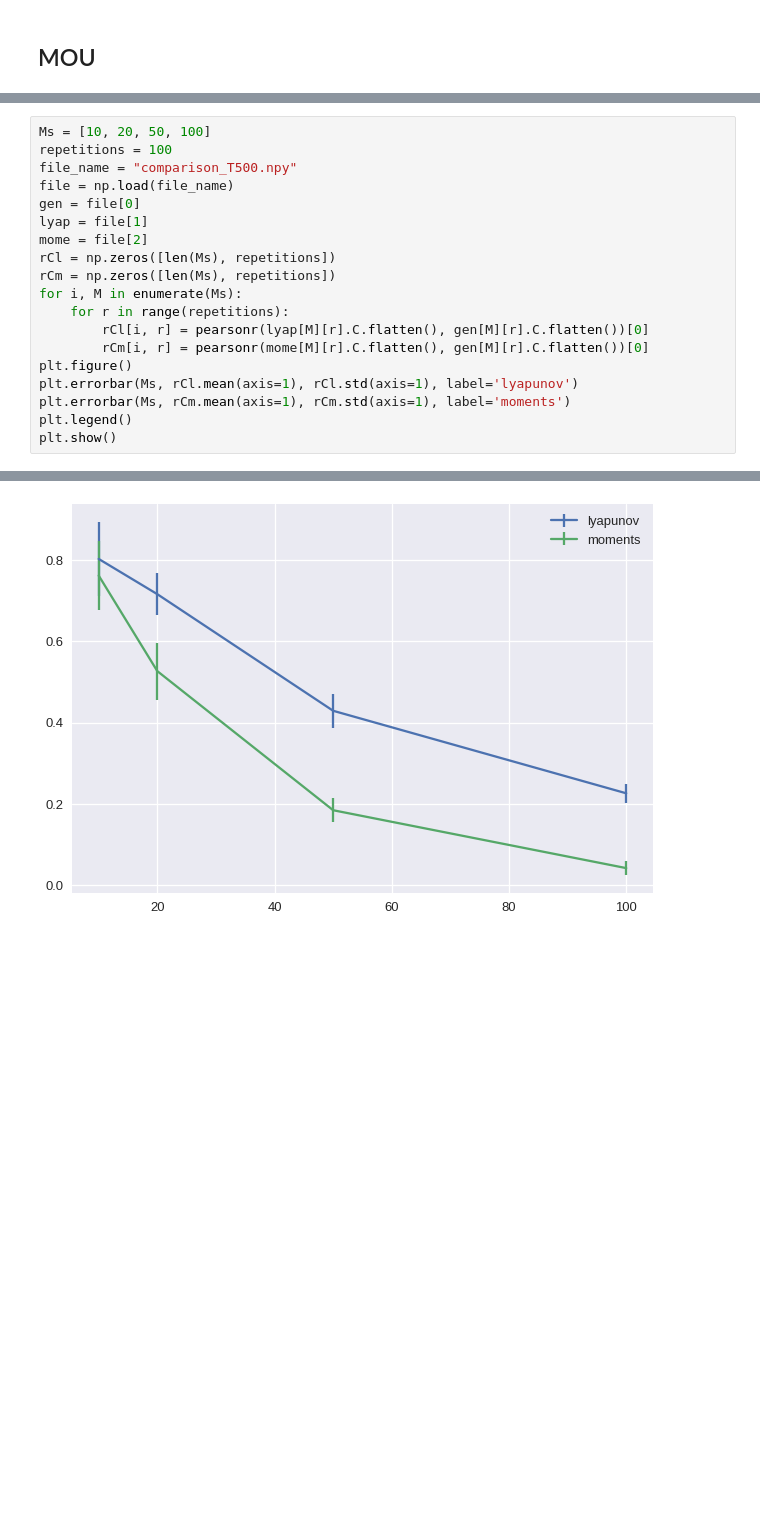
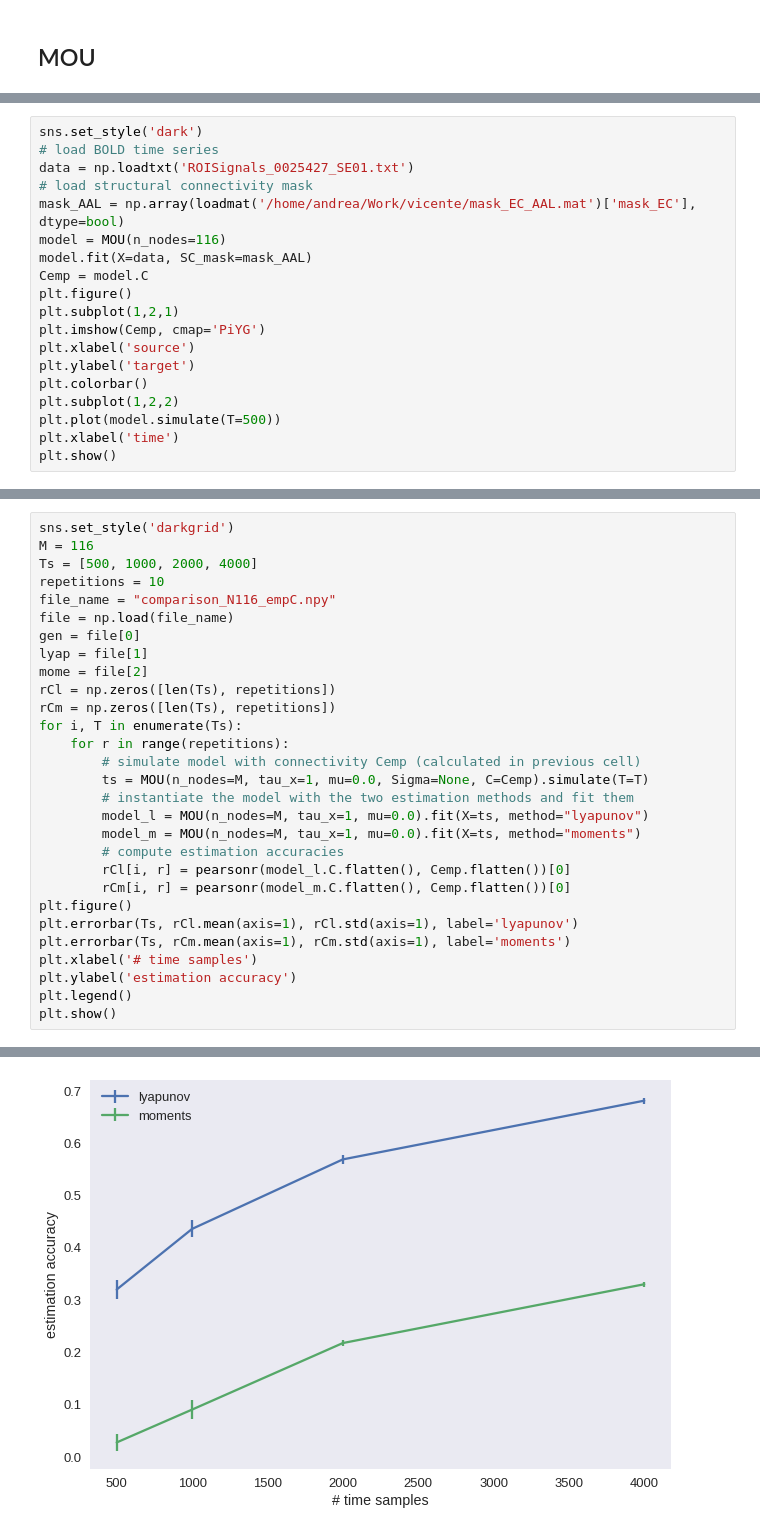
Before and after one commit to andins/bayes_MOU, a Jupyter notebook: group_meeting/MOU_bayesVSgradient.ipynb, the cells around one changed output, grey strips where cells are left out. Saved outputs shown, nothing was run; the diff lists cells and outputs as text; blank space fills up the shorter version.

```diff
--- a/group_meeting/MOU_bayesVSgradient.ipynb
+++ b/group_meeting/MOU_bayesVSgradient.ipynb
@@ -101,0 +247,19 @@ $$ \hat{\Sigma} = -\hat{J}\hat{Q}^0 - \hat{Q}^0 \hat{J}^T $$
+# %%
+sns.set_style('dark')
+# load BOLD time series
+data = np.loadtxt('ROISignals_0025427_SE01.txt')
+# load structural connectivity mask
+mask_AAL = np.array(loadmat('/home/andrea/Work/vicente/mask_EC_AAL.mat')['mask_EC'], dtype=bool)
+model = MOU(n_nodes=116)
+model.fit(X=data, SC_mask=mask_AAL)
+Cemp = model.C
+plt.figure()
+plt.subplot(1,2,1)
+plt.imshow(Cemp, cmap='PiYG')
+plt.xlabel('source')
+plt.ylabel('target')
+plt.colorbar()
+plt.subplot(1,2,2)
+plt.plot(model.simulate(T=500))
+plt.xlabel('time')
+plt.show()
@@ -102,20 +275,30 @@ $$ \hat{\Sigma} = -\hat{J}\hat{Q}^0 - \hat{Q}^0 \hat{J}^T $$
 # %%
-Ms = [10, 20, 50, 100]
-repetitions = 100
-file_name = "comparison_T500.npy"
+sns.set_style('darkgrid')
+M = 116
+Ts = [500, 1000, 2000, 4000]
+repetitions = 10
+file_name = "comparison_N116_empC.npy"
 file = np.load(file_name)
 gen = file[0]
 lyap = file[1]
 mome = file[2]
-rCl = np.zeros([len(Ms), repetitions])
-rCm = np.zeros([len(Ms), repetitions])
-for i, M in enumerate(Ms):
+rCl = np.zeros([len(Ts), repetitions])
+rCm = np.zeros([len(Ts), repetitions])
+for i, T in enumerate(Ts):
     for r in range(repetitions):
-        rCl[i, r] = pearsonr(lyap[M][r].C.flatten(), gen[M][r].C.flatten())[0]
-        rCm[i, r] = pearsonr(mome[M][r].C.flatten(), gen[M][r].C.flatten())[0]
+        # simulate model with connectivity Cemp (calculated in previous cell)
+        ts = MOU(n_nodes=M, tau_x=1, mu=0.0, Sigma=None, C=Cemp).simulate(T=T)
+        # instantiate the model with the two estimation methods and fit them
+        model_l = MOU(n_nodes=M, tau_x=1, mu=0.0).fit(X=ts, method="lyapunov")
+        model_m = MOU(n_nodes=M, tau_x=1, mu=0.0).fit(X=ts, method="moments")
+        # compute estimation accuracies
+        rCl[i, r] = pearsonr(model_l.C.flatten(), Cemp.flatten())[0]
+        rCm[i, r] = pearsonr(model_m.C.flatten(), Cemp.flatten())[0]
 plt.figure()
-plt.errorbar(Ms, rCl.mean(axis=1), rCl.std(axis=1), label='lyapunov')
-plt.errorbar(Ms, rCm.mean(axis=1), rCm.std(axis=1), label='moments')
+plt.errorbar(Ts, rCl.mean(axis=1), rCl.std(axis=1), label='lyapunov')
+plt.errorbar(Ts, rCm.mean(axis=1), rCm.std(axis=1), label='moments')
+plt.xlabel('# time samples')
+plt.ylabel('estimation accuracy')
 plt.legend()
 plt.show()
 # %% [output]
@@ -122 +324 @@ plt.show()
-[figure, old version]
+[figure, new version]
```
Also changed, not shown: parts of 29 cells of this notebook, 1 other file.
